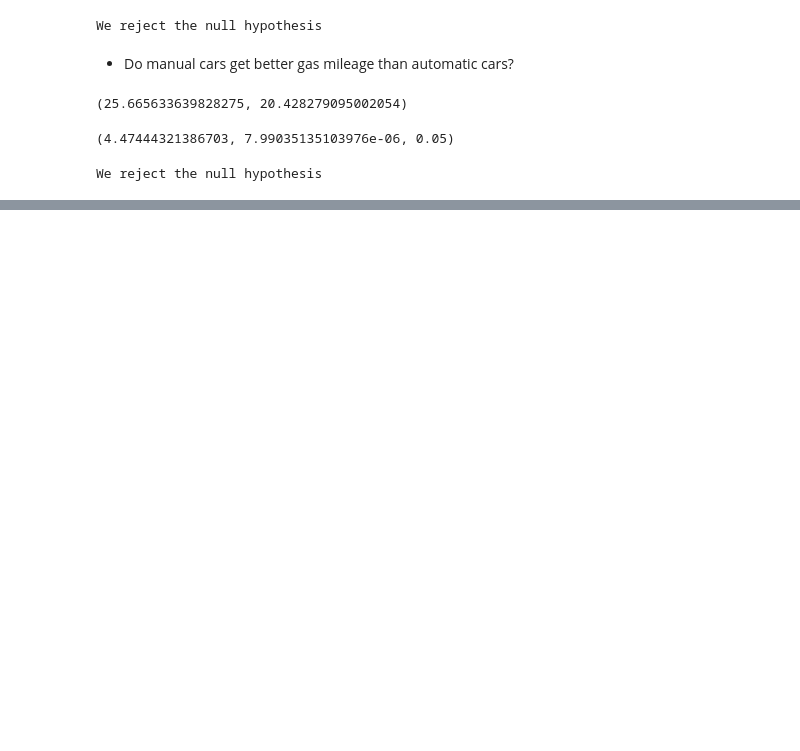
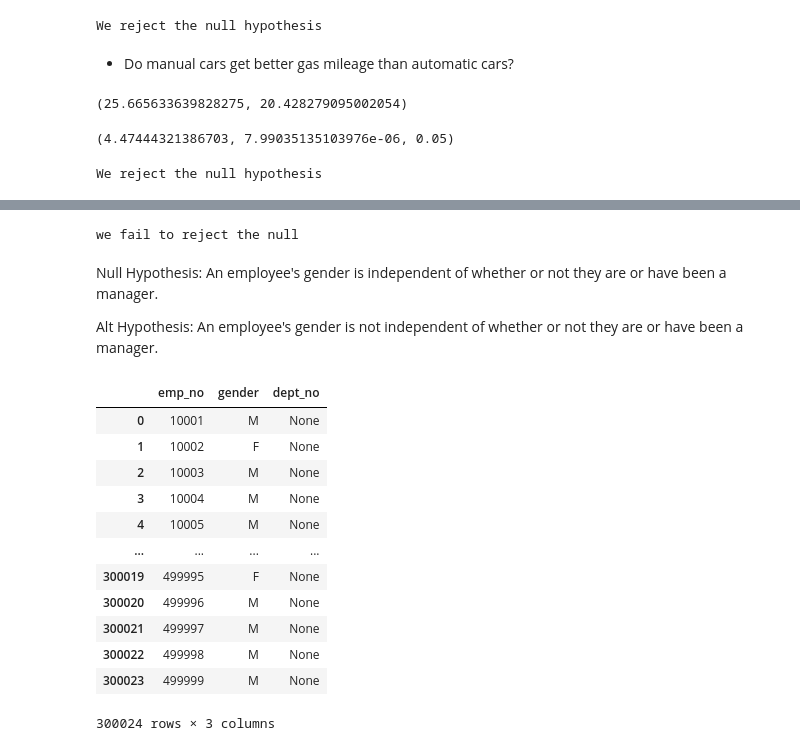
Before and after one commit to chloerwhitaker/statistics-exercises, a Jupyter notebook: hypothesis_testing.ipynb, the cells around one changed output, grey strips where cells are left out. Saved outputs shown, nothing was run; the diff lists cells and outputs as text; code cells hidden in the pictures; blank space fills up the shorter version.

```diff
--- a/hypothesis_testing.ipynb
+++ b/hypothesis_testing.ipynb
@@ -241,0 +447,18 @@ We reject the null hypothesis
+# %%
+def get_db_url(db_name):
+    from env import host, user, password
+    return f'mysql+pymysql://{user}:{password}@{host}/{db_name}'
+
+
+sql_query ='''
+SELECT e.gender, d.dept_name
+FROM employees AS e
+JOIN dept_emp as de ON de.emp_no = e.emp_no
+AND to_date > CURDATE()
+JOIN departments AS d ON de.dept_no = d.dept_no
+'''
+
+url = get_db_url("employees")
+
+employees = pd.read_sql(sql_query, url)
+employees
@@ -241,0 +531,40 @@ We reject the null hypothesis
+# %%
+if p < alpha:
+    print('We reject the null')
+else:
+    print("we fail to reject the null")
+# %% [output]
+we fail to reject the null
+# %% [markdown]
+Null Hypothesis: An employee's gender is independent of whether or not they are or have been a manager.
+
+Alt Hypothesis: An employee's gender is not independent of whether or not they are or have been a manager.
+# %%
+def get_db_url(db_name):
+    from env import host, user, password
+    return f'mysql+pymysql://{user}:{password}@{host}/{db_name}'
+
+
+sql_query ='''
+SELECT e.emp_no, e.gender, dm.dept_no
+FROM employees as e
+LEFT JOIN dept_manager AS dm ON e.emp_no = dm.emp_no'''
+
+url = get_db_url("employees")
+# %%
+employees = pd.read_sql(sql_query, url)
+employees
+# %% [output]
+|  | emp_no | gender | dept_no |
+| 0 | 10001 | M | None |
+| 1 | 10002 | F | None |
+| 2 | 10003 | M | None |
+| 3 | 10004 | M | None |
+| 4 | 10005 | M | None |
+| ... | ... | ... | ... |
+| 300019 | 499995 | F | None |
+| 300020 | 499996 | M | None |
+| 300021 | 499997 | M | None |
+| 300022 | 499998 | M | None |
+| 300023 | 499999 | M | None |
+300024 rows × 3 columns
```
Also changed, not shown: parts of 50 cells of this notebook.
